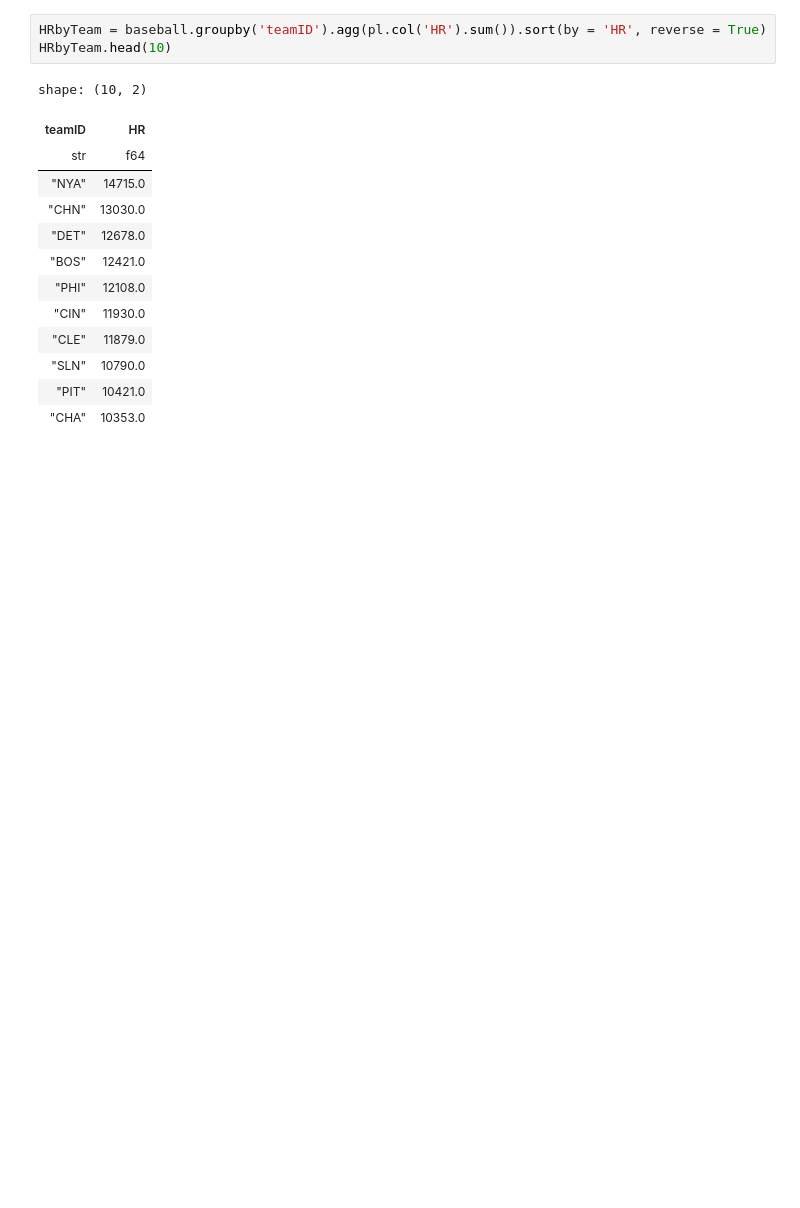
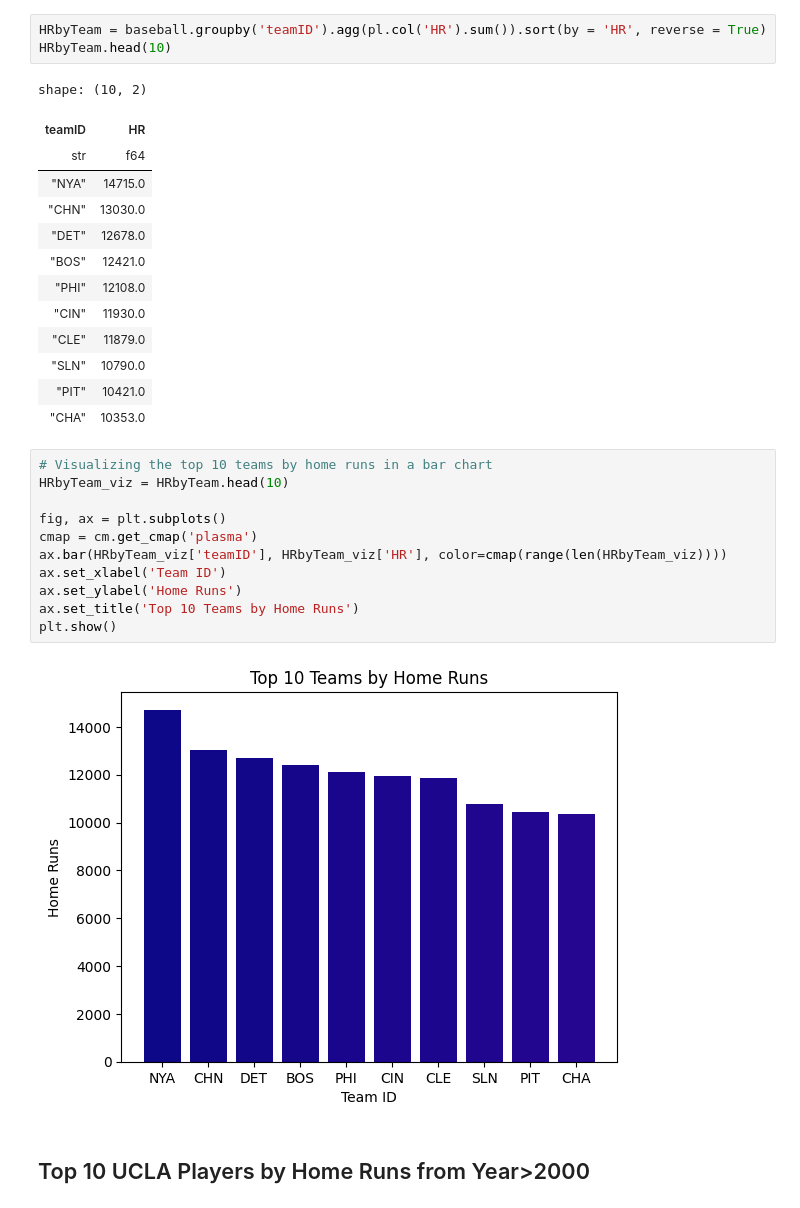
Before and after one commit to NadiaHolmlund/M6_Group_Assignments, a Jupyter notebook: Group_Assignment_2/Group_Assignment_2.ipynb, the cells around one changed output. Drawn from its saved outputs; the diff is of its cells as text; blank space fills up the shorter version.

```diff
--- a/Group_Assignment_2/Group_Assignment_2.ipynb
+++ b/Group_Assignment_2/Group_Assignment_2.ipynb
@@ -230,3 +407,18 @@ shape: (10, 2)
 | "SLN" | 10790.0 |
 | "PIT" | 10421.0 |
 | "CHA" | 10353.0 |
+# %%
+# Visualizing the top 10 teams by home runs in a bar chart
+HRbyTeam_viz = HRbyTeam.head(10)
+
+fig, ax = plt.subplots()
+cmap = cm.get_cmap('plasma')
+ax.bar(HRbyTeam_viz['teamID'], HRbyTeam_viz['HR'], color=cmap(range(len(HRbyTeam_viz))))
+ax.set_xlabel('Team ID')
+ax.set_ylabel('Home Runs')
+ax.set_title('Top 10 Teams by Home Runs')
+plt.show()
+# %% [output]
+[figure, added]
+# %% [markdown]
+## Top 10 UCLA Players by Home Runs from Year>2000
```
Also changed, not shown: parts of 32 cells of this notebook.
